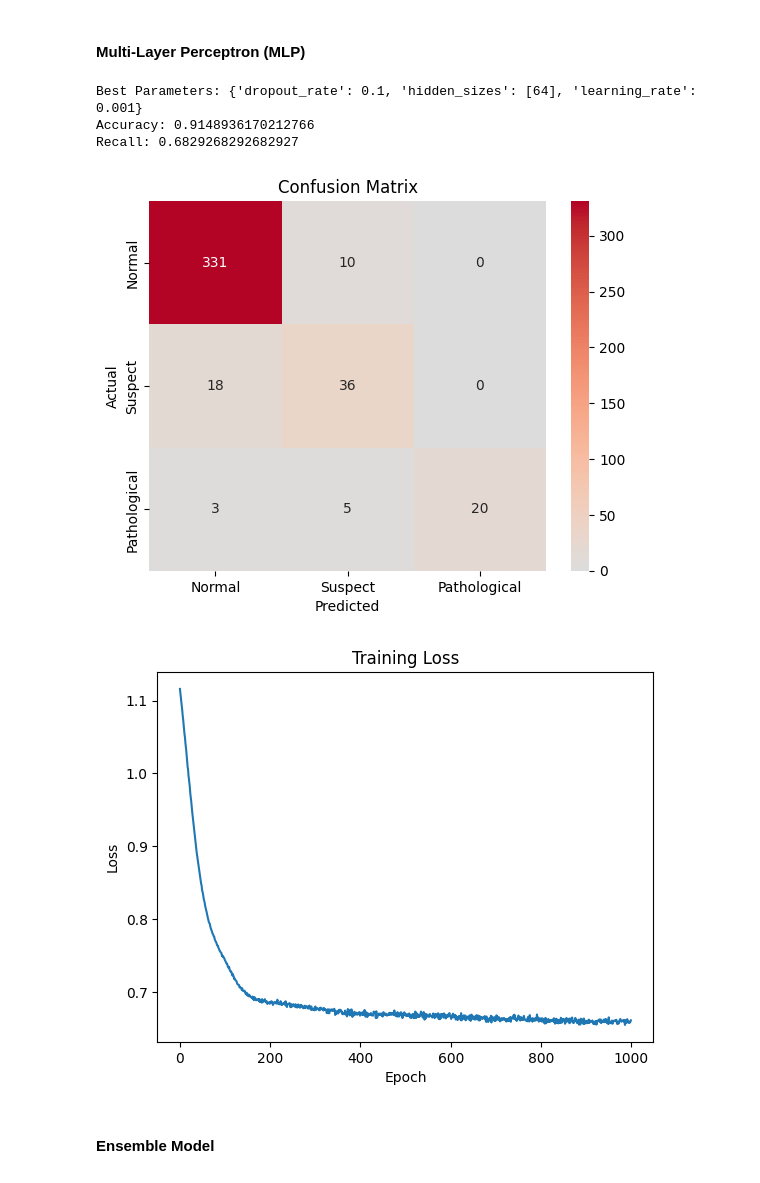
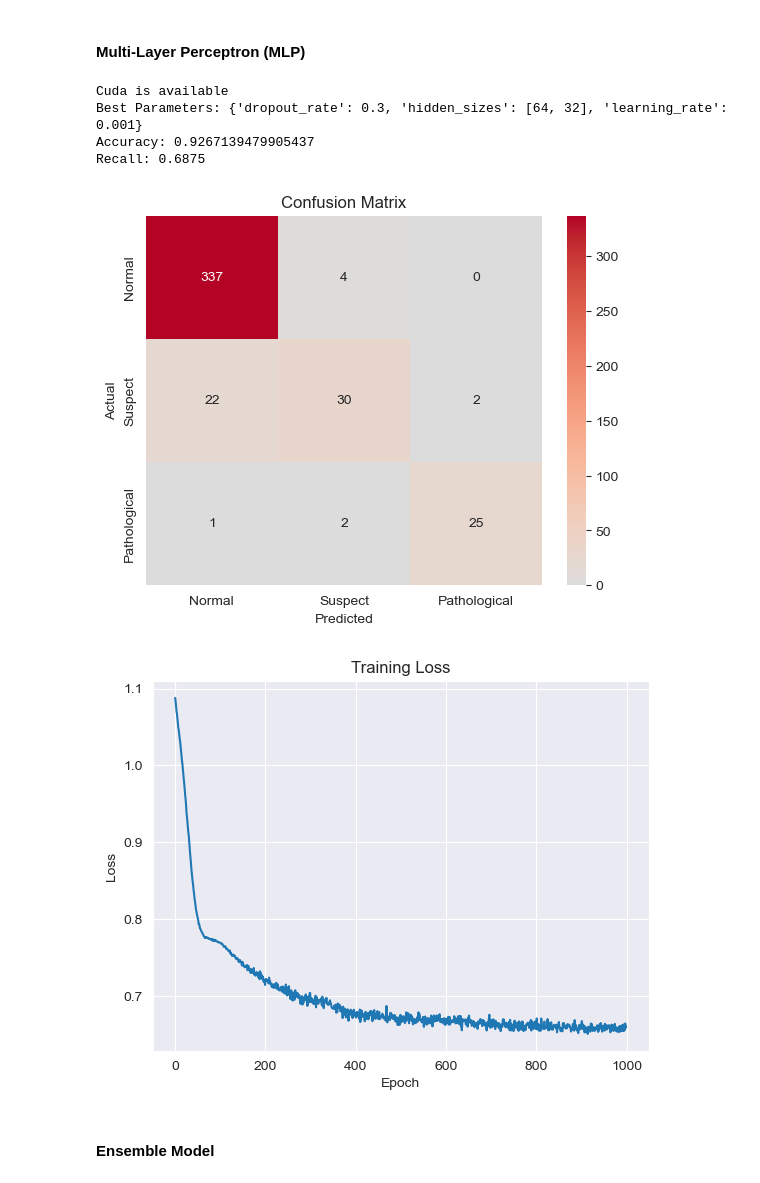
Before and after one commit to JinchenG000/ece9039, a Jupyter notebook: Fetal-Health-Classification.ipynb, the cells around one changed output. Drawn from its saved outputs; the diff is of its cells as text; code cells hidden in the pictures.

Commit message:
enable `cuda` acceleration, clear gradient when each epoch start

```diff
--- a/Fetal-Health-Classification.ipynb
+++ b/Fetal-Health-Classification.ipynb
@@ -301,6 +301,11 @@ Recall: 0.7195121951219512
 # %% [markdown]
 #### Multi-Layer Perceptron (MLP)
 # %%
+device = torch.device("cpu")
+if torch.cuda.is_available():
+    print("Cuda is available")
+    device = torch.device("cuda")
+
 # Hyperparameters For tuning
 learning_rate = 0.001
 num_epochs = 1000
@@ -316,20 +321,27 @@ param_grid= {
 train_losses = []
 
 # Convert series to Pytorch tensors
-y_train=y_train.to_numpy()
-y_test=y_test.to_numpy()
+y_train_numpy=y_train.to_numpy()
+y_test_numpy=y_test.to_numpy()
 inputs_train = torch.tensor(X_train_pca,dtype=torch.float32)
-targets_train = torch.from_numpy(y_train)
+targets_train = torch.from_numpy(y_train_numpy)
 targets_train = targets_train.type(torch.long)
 inputs_test = torch.tensor(X_test_pca,dtype=torch.float32)
-targets_test = torch.from_numpy(y_test)
+targets_test = torch.from_numpy(y_test_numpy)
 targets_test = targets_test.type(torch.long)
+
 
 y_test_nn= targets_test.numpy()
 best_train_loss=[]
 max_acccuracy=0
 max_pred=[]
 best_params={}
+
+# GPU
+inputs_train = inputs_train.to(device)
+targets_train = targets_train.to(device)
+inputs_test = inputs_test.to(device)
+targets_test = targets_test.to(device)
 
 # Grid search
 for params in ParameterGrid(param_grid):
@@ -358,7 +370,7 @@ for params in ParameterGrid(param_grid):
             return out
 
     # number of input features as the number of neurons in the input layer
-    model = MLP(num_features)
+    model = MLP(num_features).to(device)
 
     # Loss and optimizer
     criterion = nn.CrossEntropyLoss()  # Suitable for classification tasks
@@ -366,6 +378,7 @@ for params in ParameterGrid(param_grid):
 
     # Train the model
     for epoch in range(num_epochs):
+        optimizer.zero_grad()  # Clearing the gradients at each epoch start
         outputs_train=model(inputs_train)
         # print(outputs_train)
         # print(targets_train)
@@ -379,39 +392,40 @@ for params in ParameterGrid(param_grid):
         train_losses.append(loss.item())
         # calculate the accuracy
         total_correct = 0
         total_correct += (predicted == targets_train).sum().item()
         # print(f"Epoch {epoch+1}, Loss: {loss.item()}, Accuracy: {total_correct/len(targets_train)}")
 
     # Test the model
     with torch.no_grad():
         model.eval()
         outputs_pred = model(inputs_test)
         _, predicted = torch.max(outputs_pred, 1)
 
     # keep best result by comparing the accuracy
-    predicted = predicted.numpy()
+    predicted = predicted.cpu().numpy()
     test_accuracy=accuracy_score(y_test_nn, predicted)
     if test_accuracy>max_acccuracy:
         max_acccuracy=test_accuracy
         max_pred=predicted
         best_params=params
         best_train_loss=train_losses
     train_losses=[]
 
 # plot the result
 print(f"Best Parameters: {best_params}")
 plot_result(y_test_nn, max_pred)
 plt.plot(best_train_loss)
 plt.title('Training Loss')
 plt.xlabel('Epoch')
 plt.ylabel('Loss')
 plt.show()
 # %% [output]
-Best Parameters: {'dropout_rate': 0.1, 'hidden_sizes': [64], 'learning_rate': 0.001}
-Accuracy: 0.9148936170212766
-Recall: 0.6829268292682927
+Cuda is available
+Best Parameters: {'dropout_rate': 0.3, 'hidden_sizes': [64, 32], 'learning_rate': 0.001}
+Accuracy: 0.9267139479905437
+Recall: 0.6875
-[figure, old version]
+[figure, new version]
-[figure, old version]
+[figure, new version]
 # %% [markdown]
 #### Ensemble Model
 # %%
```
Also changed, not shown: parts of 11 cells of this notebook.
